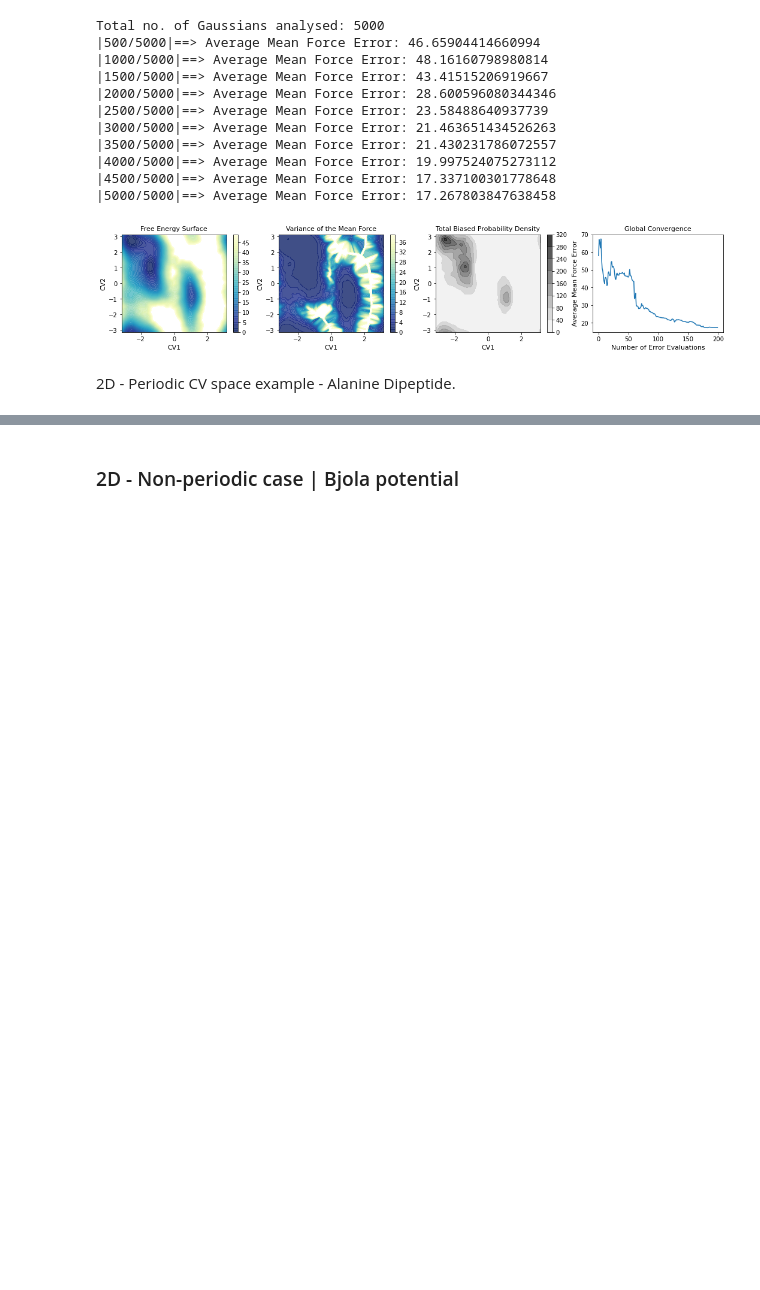
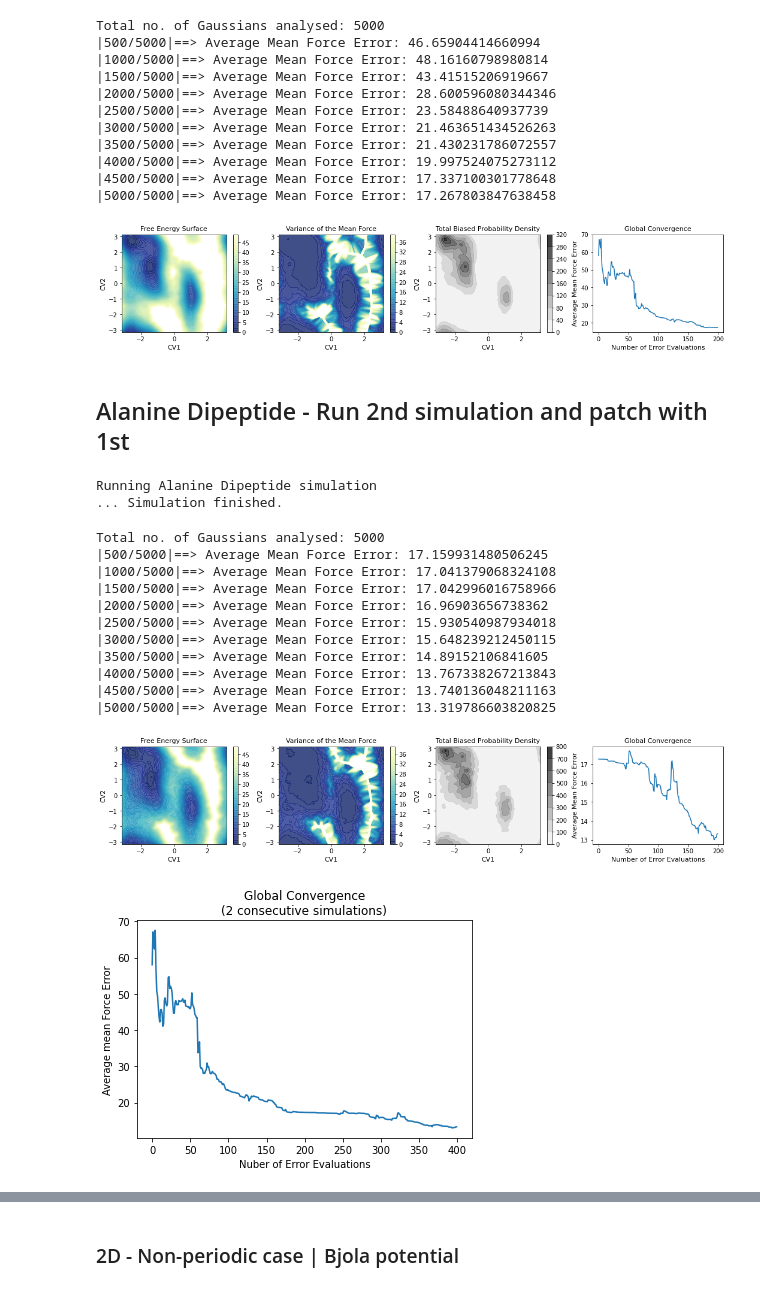
Before and after one commit to mme-ucl/MFI, a Jupyter notebook: MFI_notebook.ipynb, the cells around one changed output, grey strips where cells are left out. Saved outputs shown, nothing was run; the diff lists cells and outputs as text; code cells hidden in the pictures; blank space fills up the shorter version.

Commit message:
alanine dipeptide patching

```diff
--- a/MFI_notebook.ipynb
+++ b/MFI_notebook.ipynb
@@ -47,5 +50,3 @@ Total no. of Gaussians analysed: 5000
 |4500/5000|==> Average Mean Force Error: 17.337100301778648
 |5000/5000|==> Average Mean Force Error: 17.267803847638458
 [figure]
-# %% [markdown]
-2D - Periodic CV space example - Alanine Dipeptide.
@@ -51,0 +58,2 @@ Total no. of Gaussians analysed: 5000
+# %% [markdown]
+## Alanine Dipeptide - Run 2nd simulation and patch with 1st
@@ -51,0 +70,64 @@ Total no. of Gaussians analysed: 5000
+# %%
+os.chdir(path_data)
+
+simulation_steps = 500000
+
+#Run Alanine dipeptide simulation
+run_plumed.run_alanine_dipeptide(simulation_steps, temperature=2.49,
+                   gaus_width_x=0.1, gaus_width_y=0.1, gaus_height=3, biasfactor=10,
+                   gaus_pace=100, position_pace=0)
+
+
+#Read the HILLS file
+HILLS=MFI.load_HILLS_2D(hills_name=path_data + "/HILLS")
+
+#Read the Colvar File
+[position_x, position_y] = MFI.load_position_2D(position_name=path_data + "/position")
+# %% [output]
+Running Alanine Dipeptide simulation
+... Simulation finished.
+# %%
+# Compute the time-independent mean force
+[X, Y, Ftot_den, Ftot_x, Ftot_y, ofe, ofe_history, Ftot_den2, ofv_x, ofv_y] = MFI.MFI_2D(HILLS = HILLS, position_x = position_x, position_y = position_y, bw = 0.1, kT = 2.49, min_grid=np.array((-np.pi, -np.pi)), \
+           max_grid=np.array((np.pi, np.pi)), nbins=np.array((200, 200)), log_pace = 10, error_pace = 200, WellTempered=1, nhills=-1, periodic=1,
+           base_terms = master[0])
+
+#store results in master_array
+master.append([Ftot_den, Ftot_den2, Ftot_x, Ftot_y, ofv_x, ofv_y])
+#patch and store result in master_patch_array
+[Ftot_den, Ftot_den2, Ftot_x, Ftot_y, ofv_x, ofv_y] = MFI.patch_2D(master)
+#save ofe history
+ofe_history_patch.append(ofe_history)
+
+
+
+#integration with the FFT method
+[X, Y, FES] = MFI.FFT_intg_2D(Ftot_x, Ftot_y, min_grid=np.array((-np.pi, -np.pi)), max_grid=np.array((np.pi, np.pi)),
+                nbins=np.array((200, 200)))
+
+# Plot Recap
+MFI.plot_recap_2D(X, Y, FES, Ftot_den, ofe, ofe_history)
+plt.show()
+
+ofe_hist_new = []
+for i in range(len(ofe_history_patch)):
+    ofe_hist_new += ofe_history_patch[i]
+plt.plot(range(len(ofe_hist_new)), ofe_hist_new)
+plt.title("Global Convergence\n(2 consecutive simulations)")
+plt.xlabel("Nuber of Error Evaluations")
+plt.ylabel("Average mean Force Error")
+plt.show()
+# %% [output]
+Total no. of Gaussians analysed: 5000
+|500/5000|==> Average Mean Force Error: 17.159931480506245
+|1000/5000|==> Average Mean Force Error: 17.041379068324108
+|1500/5000|==> Average Mean Force Error: 17.042996016758966
+|2000/5000|==> Average Mean Force Error: 16.96903656738362
+|2500/5000|==> Average Mean Force Error: 15.930540987934018
+|3000/5000|==> Average Mean Force Error: 15.648239212450115
+|3500/5000|==> Average Mean Force Error: 14.89152106841605
+|4000/5000|==> Average Mean Force Error: 13.767338267213843
+|4500/5000|==> Average Mean Force Error: 13.740136048211163
+|5000/5000|==> Average Mean Force Error: 13.319786603820825
+[figure, added]
+[figure, added]
```
Also changed, not shown: parts of 8 cells of this notebook, 11 other files.
